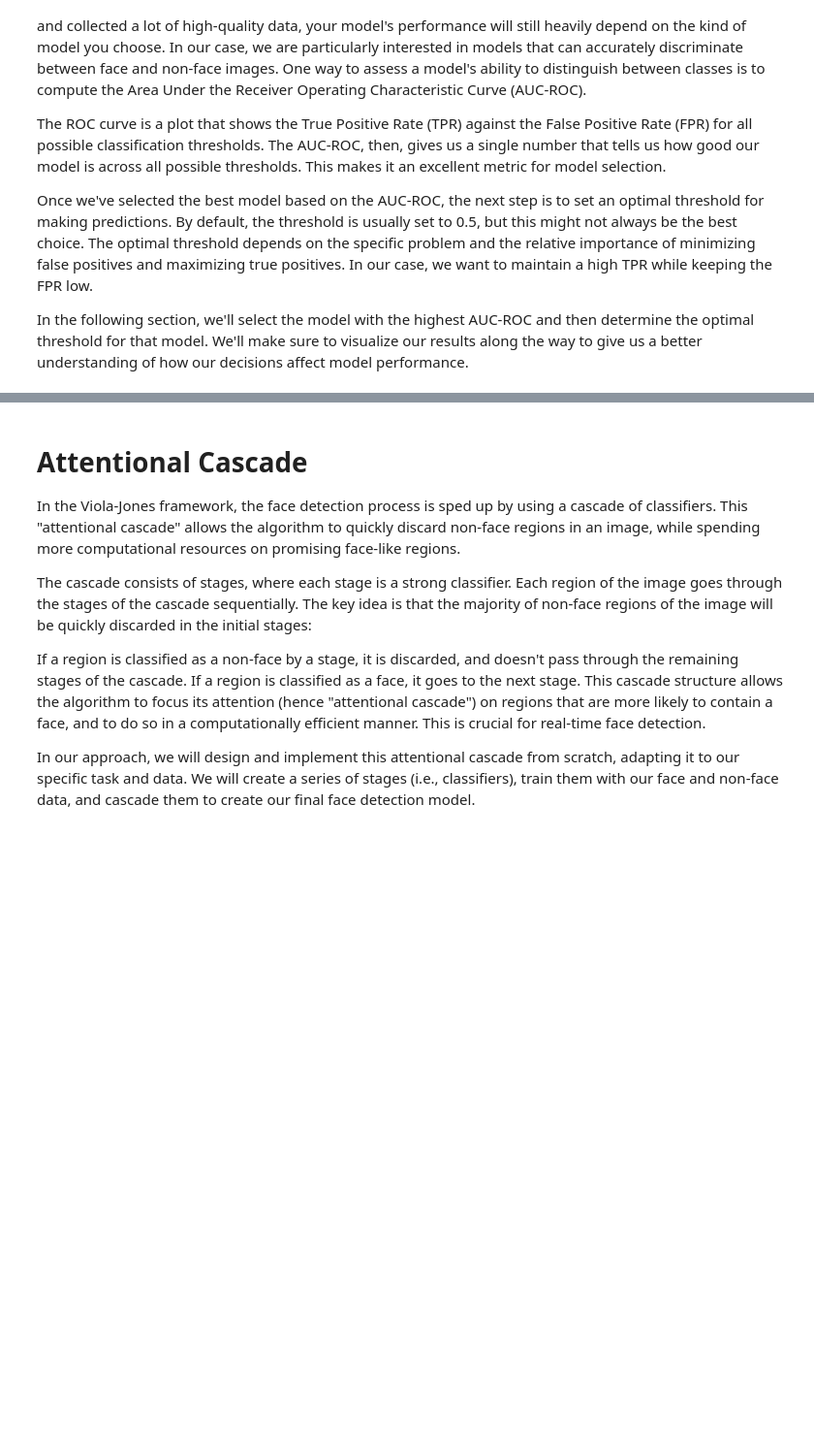
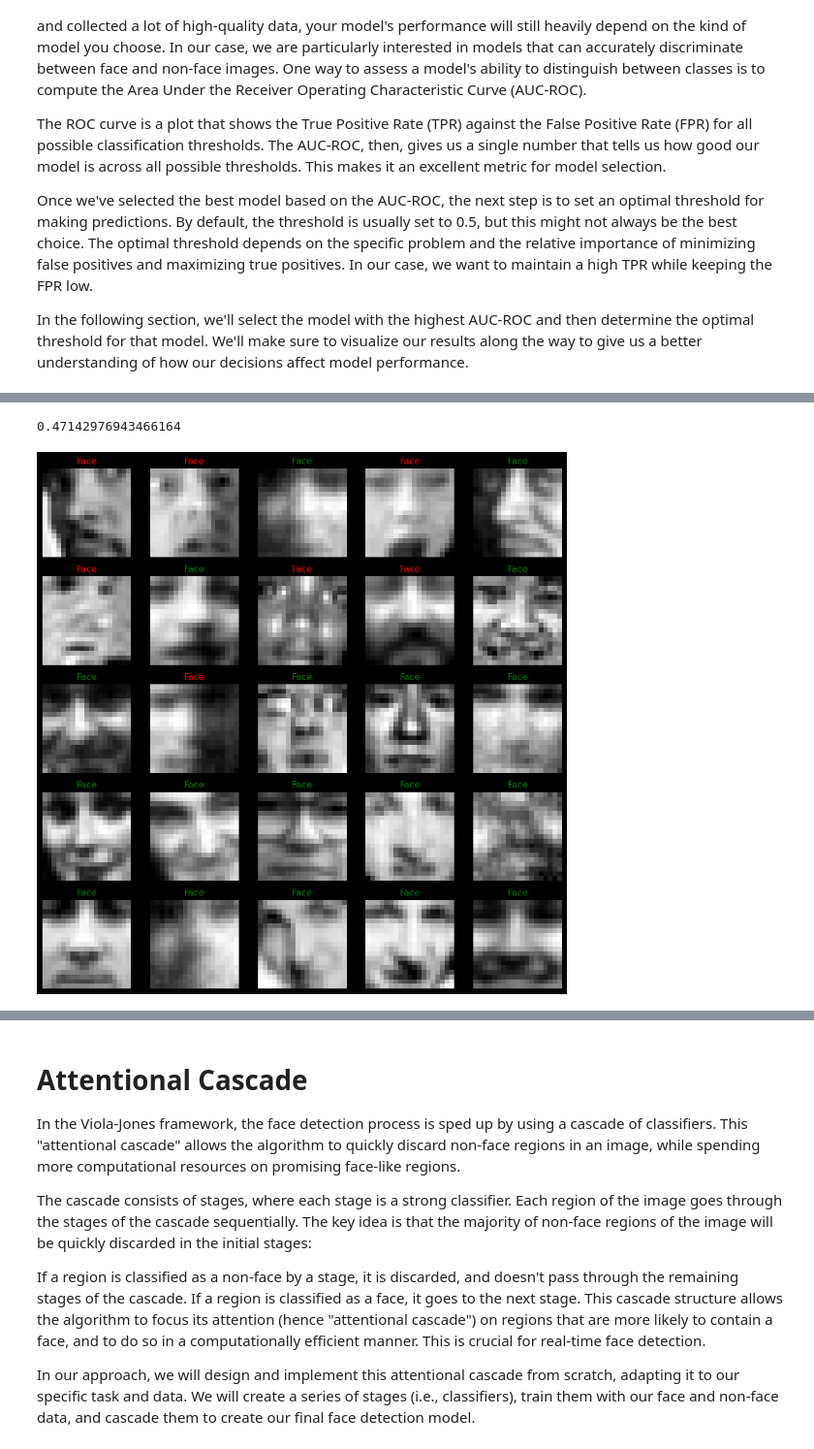
Before and after one commit to BRJoaquin/ml-ia-obligatorio, a Jupyter notebook: face_detector.ipynb, the cells around one changed output, grey strips where cells are left out. Shown at 97% size. Saved outputs shown, nothing was run; the diff lists cells and outputs as text; code cells hidden in the pictures; blank space fills up the shorter version.

```diff
--- a/face_detector.ipynb
+++ b/face_detector.ipynb
@@ -867,0 +951,51 @@ AUC: 0.855
+# %%
+optimal_threshold
+# %% [output]
+0.47142976943466164
+# %%
+def test_model_visual(model, threshold, images, labels):
+    # select 25 random images
+    random_indices = np.random.choice(images.shape[0], size=50, replace=False)
+    random_images = images[random_indices]
+    random_labels = labels[random_indices]
+
+    # get predictions from model
+    feature_coord, feature_type = haar_like_feature_coord(
+        width=19,
+        height=19,
+    )
+
+    F_test_visual = [
+        extract_feature_image(
+            patch,
+            feature_type=feature_type[f_indices],
+            feature_coord=feature_coord[f_indices],
+        )
+        for patch in tqdm(random_images)
+    ]
+    F_test_visual = np.array(F_test_visual)
+
+    y_test_pred_proba = model.predict_proba(F_test_visual)[:, 1]
+    y_test_pred = y_test_pred_proba > threshold
+
+
+    # plot the 25 random images, with their labels
+    fig, axes = plt.subplots(5, 5, figsize=(10, 10))
+
+    for i, ax in enumerate(axes.flat):
+        ax.imshow(random_images[i], cmap="gray")
+
+        label = "Face" if random_labels[i] else "Non-face"
+        color_pred = "g" if y_test_pred[i] == random_labels[i] else "r"
+
+        ax.set_title(label, color=color_pred)
+
+        ax.axis("off")
+
+    plt.tight_layout()
+
+    plt.show()
+# %%
+test_model_visual(best_model, optimal_threshold, np.array(test_faces_images), np.array([1] * len(test_faces_images)))
+# %% [output]
+[figure, added]
```
Also changed, not shown: parts of 63 cells of this notebook, 9 other files.
